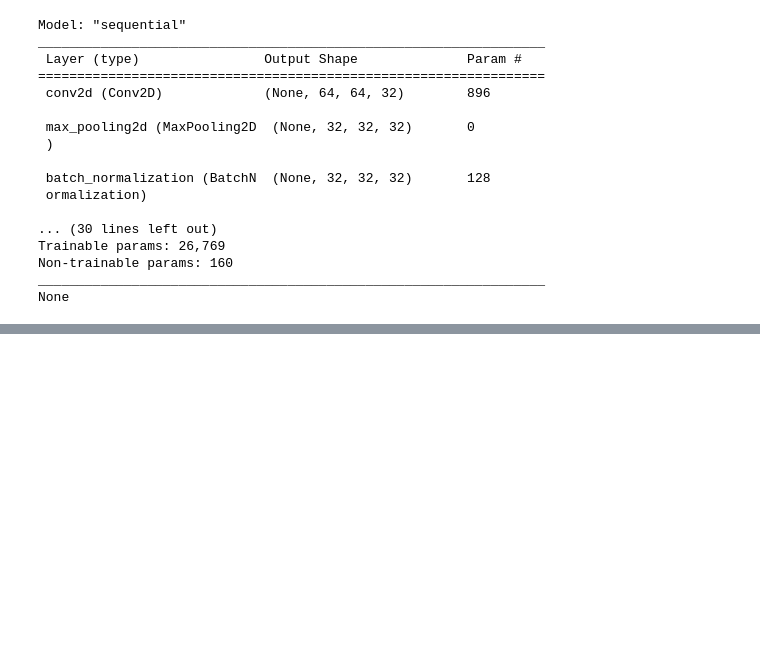
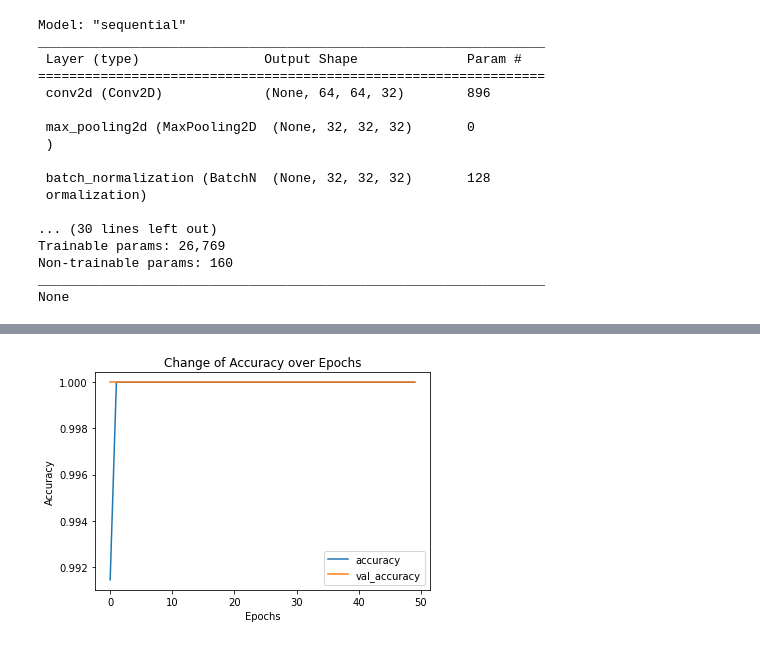
Before and after one commit to rahulshukla0909/MINI-Projects, a Jupyter notebook: CNN epoch.ipynb, the cells around one changed output, grey strips where cells are left out. Drawn from its saved outputs; the diff is of its cells as text; code cells hidden in the pictures; blank space fills up the shorter version.

```diff
--- a/CNN epoch.ipynb
+++ b/CNN epoch.ipynb
@@ -155,0 +178,12 @@ Epoch 50/50
+# %%
+#validation
+
+plt.plot(history.history['accuracy'])
+plt.plot(history.history['val_accuracy'], '')
+plt.xlabel("Epochs")
+plt.ylabel('Accuracy')
+plt.title('Change of Accuracy over Epochs')
+plt.legend(['accuracy', 'val_accuracy'])
+plt.show()
+# %% [output]
+[figure, added]
```
Also changed, not shown: parts of 7 cells of this notebook.
